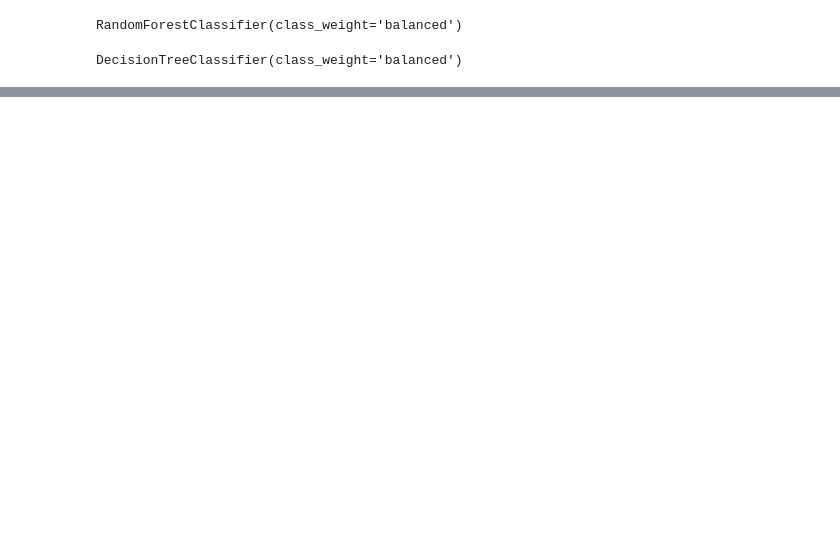
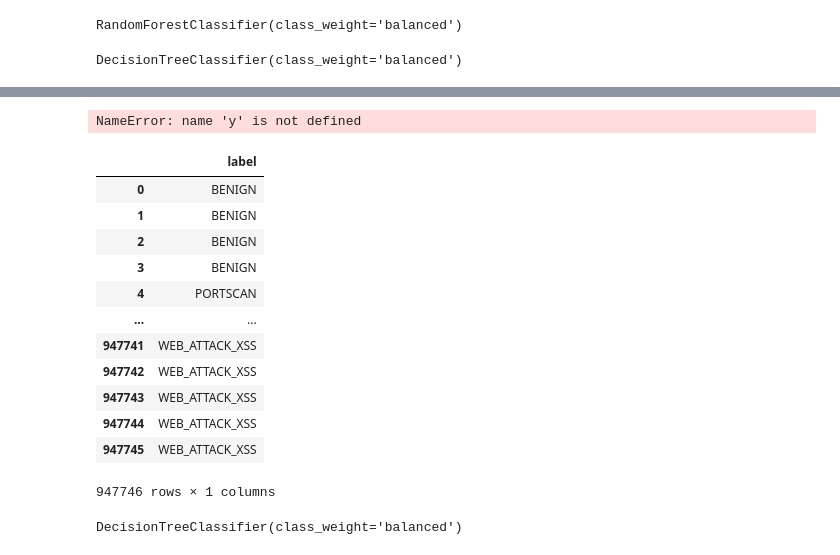
Before and after one commit to alanum9603/IDS_Thesis, a Jupyter notebook: 4_modelado/model.ipynb, the cells around one changed output, grey strips where cells are left out. Saved outputs shown, nothing was run; the diff lists cells and outputs as text; code cells hidden in the pictures; blank space fills up the shorter version.

```diff
--- a/4_modelado/model.ipynb
+++ b/4_modelado/model.ipynb
@@ -20,5 +31,7 @@ output_files_name = ["X_train.csv", "y_train.csv", "X_test.csv", "y_test.csv"]
 # %%
-X_train = pd.read_csv(f"{dataset_path}{output_files_name[0]}")
-y_train = pd.read_csv(f"{dataset_path}{output_files_name[1]}")
-X_test  = pd.read_csv(f"{dataset_path}{output_files_name[2]}")
-y_test  = pd.read_csv(f"{dataset_path}{output_files_name[3]}")
+X_train = pd.read_csv(f"{dataset_path}{output_files_name[0]}").values
+y_train = pd.read_csv(f"{dataset_path}{output_files_name[1]}").values
+X_valid = pd.read_csv(f"{dataset_path}{output_files_name[2]}").values
+y_valid = pd.read_csv(f"{dataset_path}{output_files_name[3]}").values
+X_test  = pd.read_csv(f"{dataset_path}{output_files_name[4]}").values
+y_test  = pd.read_csv(f"{dataset_path}{output_files_name[5]}").values
@@ -176,0 +265,4 @@ weighted avg       0.92      0.79      0.84     35373
+# %%
+y
+# %% [output]
+NameError: name 'y' is not defined
@@ -176,0 +277,20 @@ weighted avg       0.92      0.79      0.84     35373
+# %%
+y_train
+# %% [output]
+|  | label |
+| 0 | BENIGN |
+| 1 | BENIGN |
+| 2 | BENIGN |
+| 3 | BENIGN |
+| 4 | PORTSCAN |
+| ... | ... |
+| 947741 | WEB_ATTACK_XSS |
+| 947742 | WEB_ATTACK_XSS |
+| 947743 | WEB_ATTACK_XSS |
+| 947744 | WEB_ATTACK_XSS |
+| 947745 | WEB_ATTACK_XSS |
+947746 rows × 1 columns
+# %%
+dt.fit(X_train.values, y_train.values)
+# %% [output]
+DecisionTreeClassifier(class_weight='balanced')
```
Also changed, not shown: parts of 46 cells of this notebook, 9 other files.
